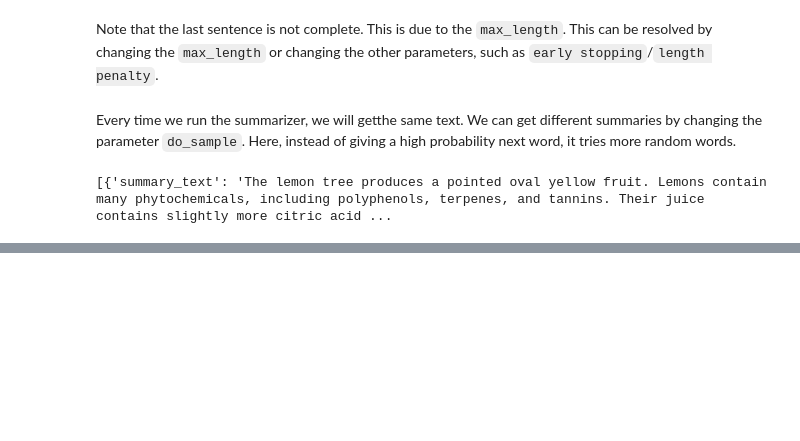
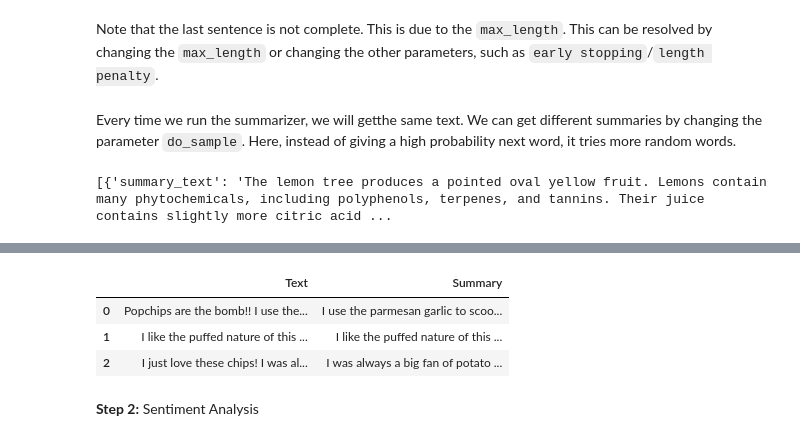
Before and after one commit to sulabola/NLP_in_Python, a Jupyter notebook: Chapter 6 - Transformers with Hugging Face.ipynb, the cells around one changed output, grey strips where cells are left out. Saved outputs shown, nothing was run; the diff lists cells and outputs as text; code cells hidden in the pictures; blank space fills up the shorter version.

```diff
--- a/Chapter 6 - Transformers with Hugging Face.ipynb
+++ b/Chapter 6 - Transformers with Hugging Face.ipynb
@@ -1250,0 +1307,9 @@ summarizer(text5, min_length = 20, max_length = 50, do_sample = True)
+# %%
+df[['Text','Summary']].head(3)
+# %% [output]
+|  | Text | Summary |
+| 0 | Popchips are the bomb!! I use the... | I use the parmesan garlic to scoo... |
+| 1 | I like the puffed nature of this ... | I like the puffed nature of this ... |
+| 2 | I just love these chips! I was al... | I was always a big fan of potato ... |
+# %% [markdown]
+**Step 2:** Sentiment Analysis
```
Also changed, not shown: parts of 16 cells of this notebook.
